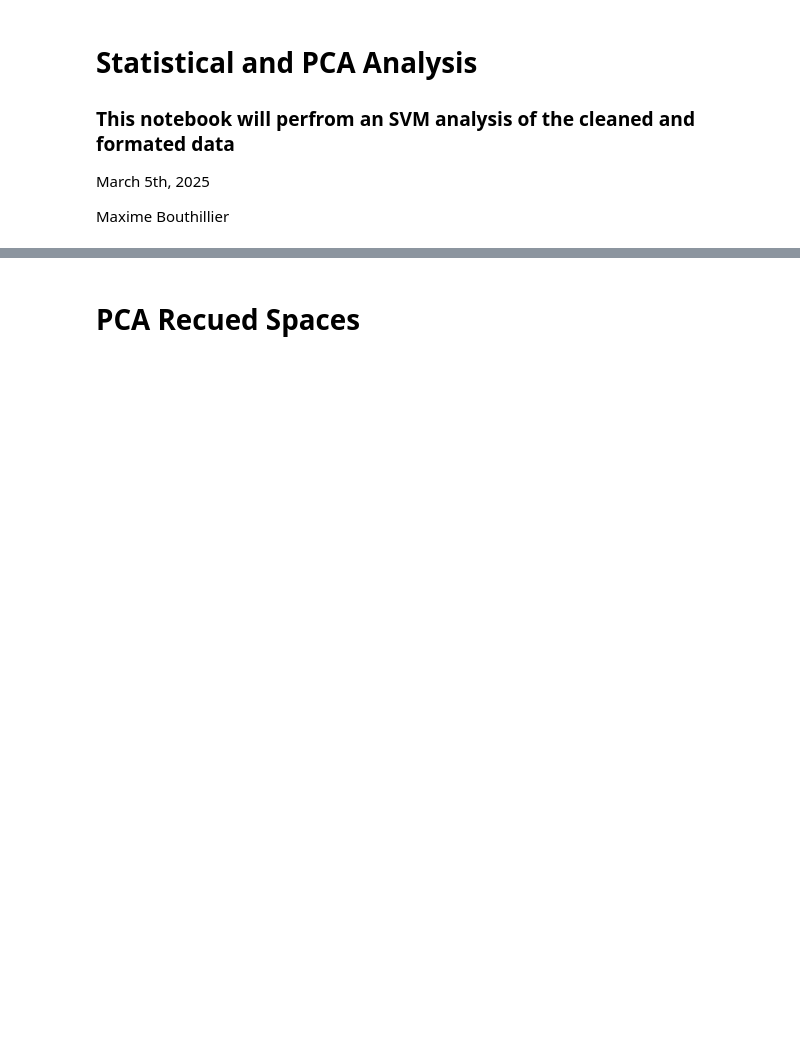
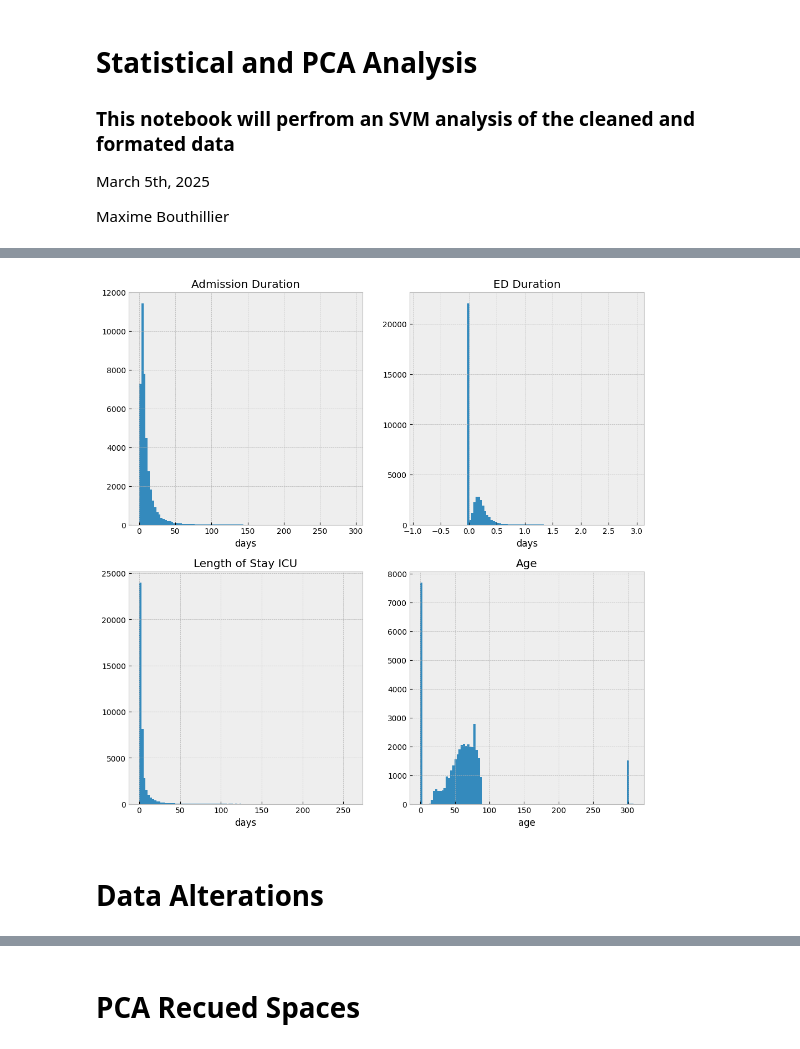
Before and after one commit to BoutM/30d_read.project, a Jupyter notebook: Analysis.ipynb, the cells around one changed output, grey strips where cells are left out. Saved outputs shown, nothing was run; the diff lists cells and outputs as text; code cells hidden in the pictures; blank space fills up the shorter version.

```diff
--- a/Analysis.ipynb
+++ b/Analysis.ipynb
@@ -35,0 +106,29 @@ for col, col_values in df.items():
+# %%
+fig, ax = plt.subplots(2,2, figsize=(12,12))
+
+# Admit Duration
+ax[0,0].hist(df['admit_duration']/(60**2*24), bins=100)
+ax[0,0].set_title('Admission Duration')
+ax[0,0].set_xlabel('days')
+
+# ED Duration
+ax[0,1].hist(df['ed_duration']/(60**2*24), bins=100)
+ax[0,1].set_title('ED Duration')
+ax[0,1].set_xlabel('days')
+
+# LOS
+ax[1,0].hist(df['los'], bins=100)
+ax[1,0].set_title('Length of Stay ICU')
+ax[1,0].set_xlabel('days')
+
+# Age
+ax[1,1].hist(df['age'], bins=100)
+ax[1,1].set_title('Age')
+ax[1,1].set_xlabel('age')
+
+plt.style.use('bmh')
+plt.show()
+# %% [output]
+[figure, added]
+# %% [markdown]
+# Data Alterations
```
Also changed, not shown: parts of 16 cells of this notebook, 2 other files.
